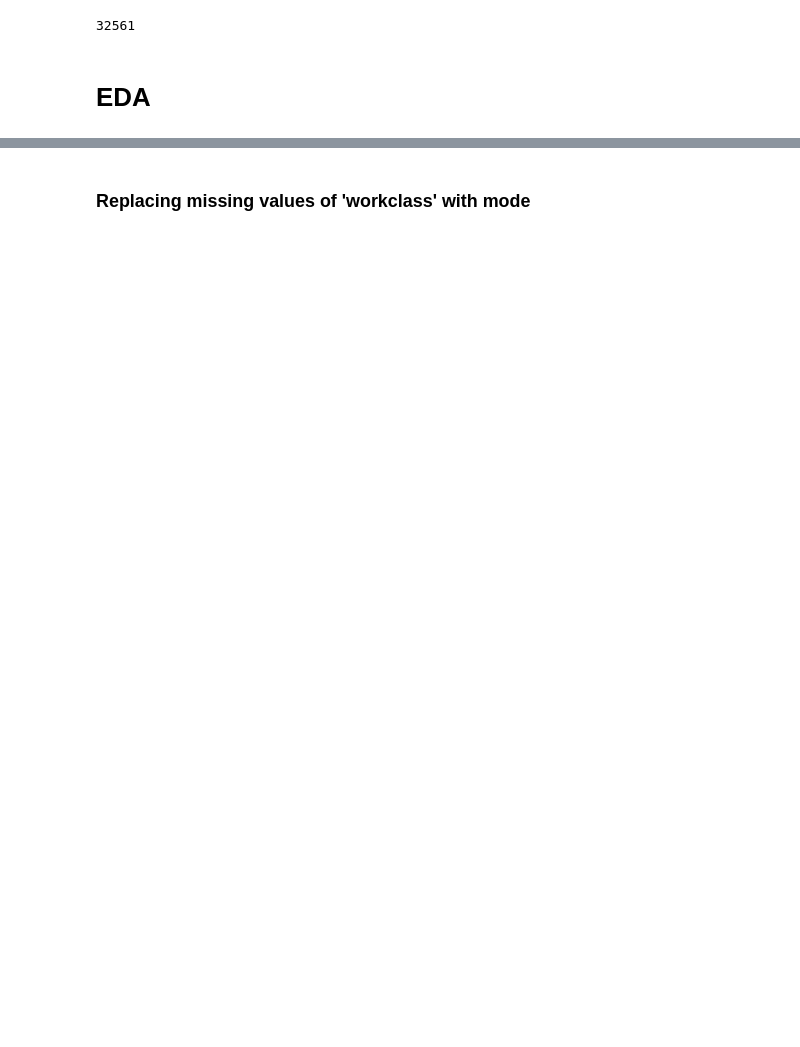
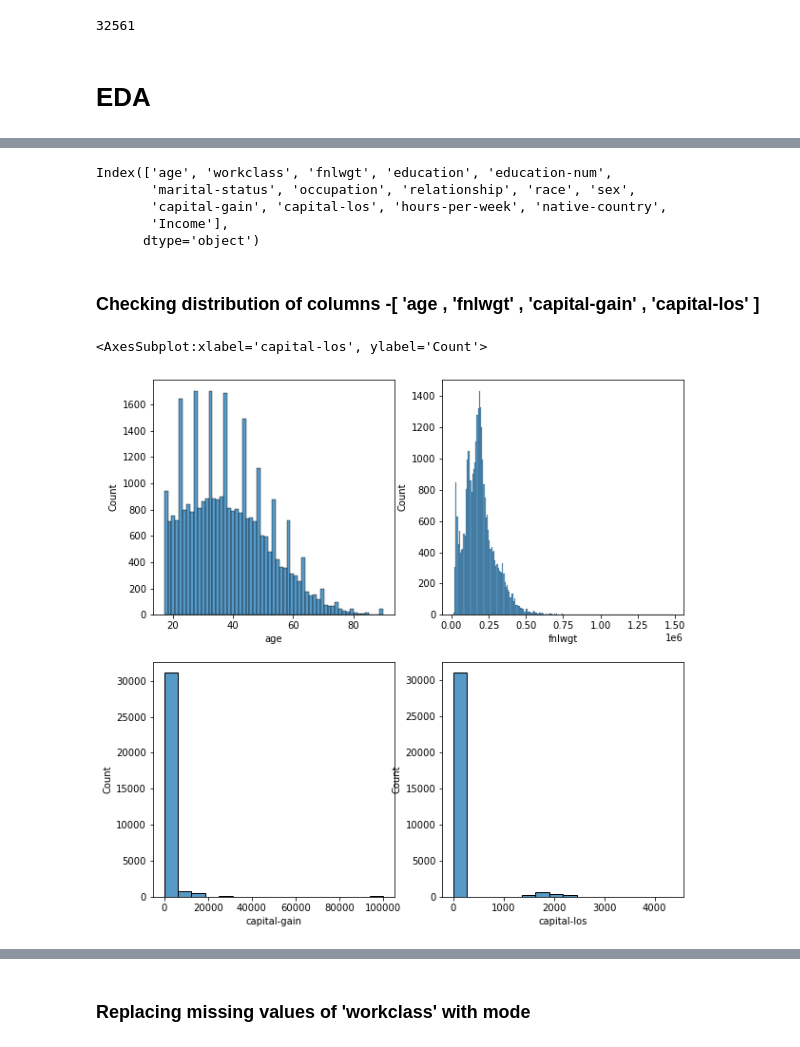
Before and after one commit to vtanmay3103/Census-Income-Classification, a Jupyter notebook: Income_data_eda.ipynb, the cells around one changed output, grey strips where cells are left out. Cells and saved outputs as stored; diff of their text form; code cells hidden in the pictures; blank space fills up the shorter version.

```diff
--- a/Income_data_eda.ipynb
+++ b/Income_data_eda.ipynb
@@ -104,0 +106,3 @@ print(len(df_original))
+# %%
+eda = df_original.copy()
+eda.head()
@@ -105 +116,22 @@ print(len(df_original))
+# %%
+eda.columns
+# %% [output]
+Index(['age', 'workclass', 'fnlwgt', 'education', 'education-num',
+       'marital-status', 'occupation', 'relationship', 'race', 'sex',
+       'capital-gain', 'capital-los', 'hours-per-week', 'native-country',
+       'Income'],
+      dtype='object')
+# %% [markdown]
+### Checking distribution of columns -[ 'age , 'fnlwgt' , 'capital-gain' , 'capital-los' ]
+# %%
+eda.columns
+fig,ax = plt.subplots(2,2,figsize=(10,10))
+# eda['age', 'fnlwgt', 'capital-gain', 'capital-los'].boxplot()
+sns.histplot(eda['age'],ax = ax[0,0])
+sns.histplot(eda['fnlwgt'],ax = ax[0,1])
+sns.histplot(eda['capital-gain'],ax = ax[1,0])
+sns.histplot(eda['capital-los'],ax = ax[1,1])
+# %% [output]
+<AxesSubplot:xlabel='capital-los', ylabel='Count'>
+[figure, added]
 # %%
```
Also changed, not shown: parts of 137 cells of this notebook.
